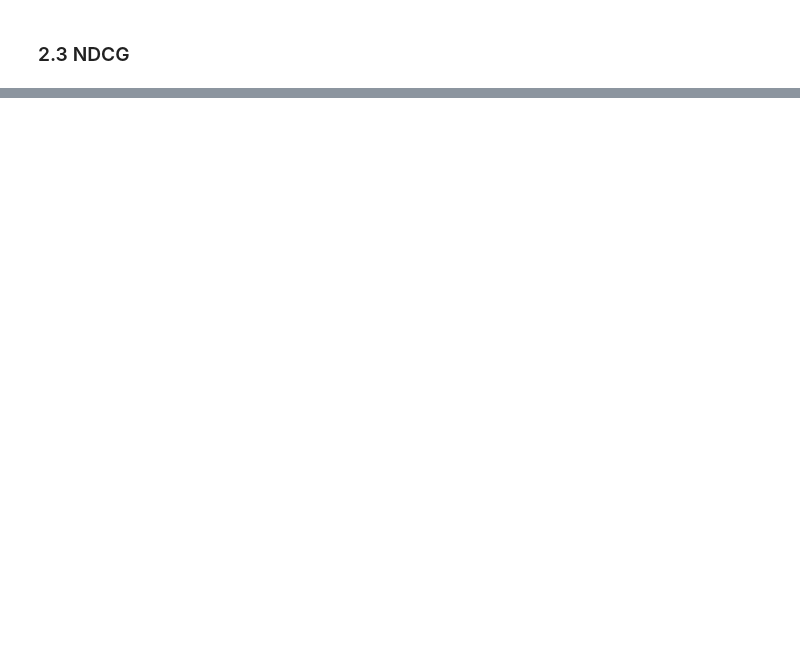
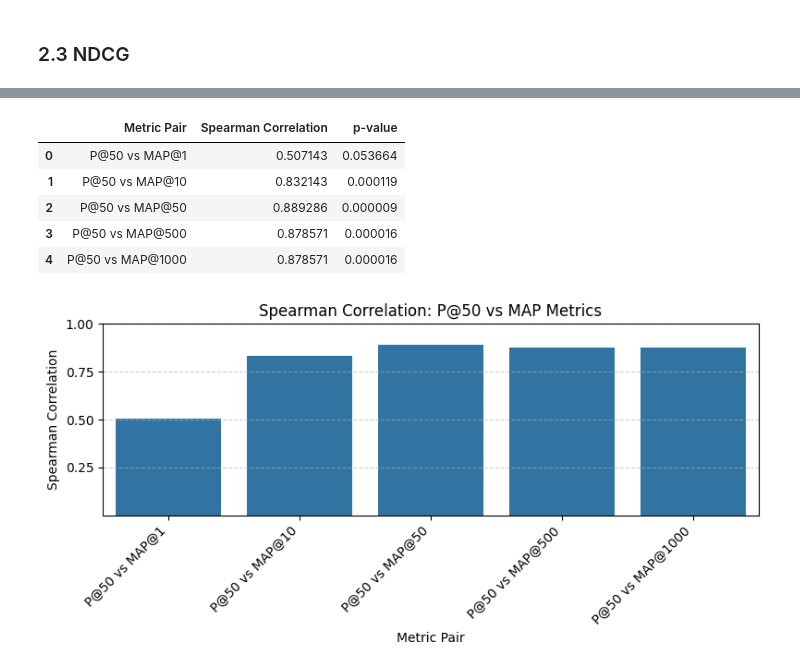
Before and after one commit to imanhaikal/WIE3004_IR_GroupProject, a Jupyter notebook: src/Info_Retrieval (full with cleaning & precision & MAP).ipynb, the cells around one changed output, grey strips where cells are left out. Cells and saved outputs as stored; diff of their text form; code cells hidden in the pictures; blank space fills up the shorter version.

```diff
--- a/src/Info_Retrieval (full with cleaning & precision & MAP).ipynb
+++ b/src/Info_Retrieval (full with cleaning & precision & MAP).ipynb
@@ -726,0 +1083,13 @@ final_map_summary.to_csv(
+# %%
+# P@50 vs MAP metrics
+p50_vs_map_df = calculate_metric_block('P@50', map_cols)
+display(p50_vs_map_df)
+plot_correlation_bar(p50_vs_map_df, "Spearman Correlation: P@50 vs MAP Metrics")
+# %% [output]
+|  | Metric Pair | Spearman Correlation | p-value |
+| 0 | P@50 vs MAP@1 | 0.507143 | 0.053664 |
+| 1 | P@50 vs MAP@10 | 0.832143 | 0.000119 |
+| 2 | P@50 vs MAP@50 | 0.889286 | 0.000009 |
+| 3 | P@50 vs MAP@500 | 0.878571 | 0.000016 |
+| 4 | P@50 vs MAP@1000 | 0.878571 | 0.000016 |
+[figure, added]
```
Also changed, not shown: parts of 55 cells of this notebook.
